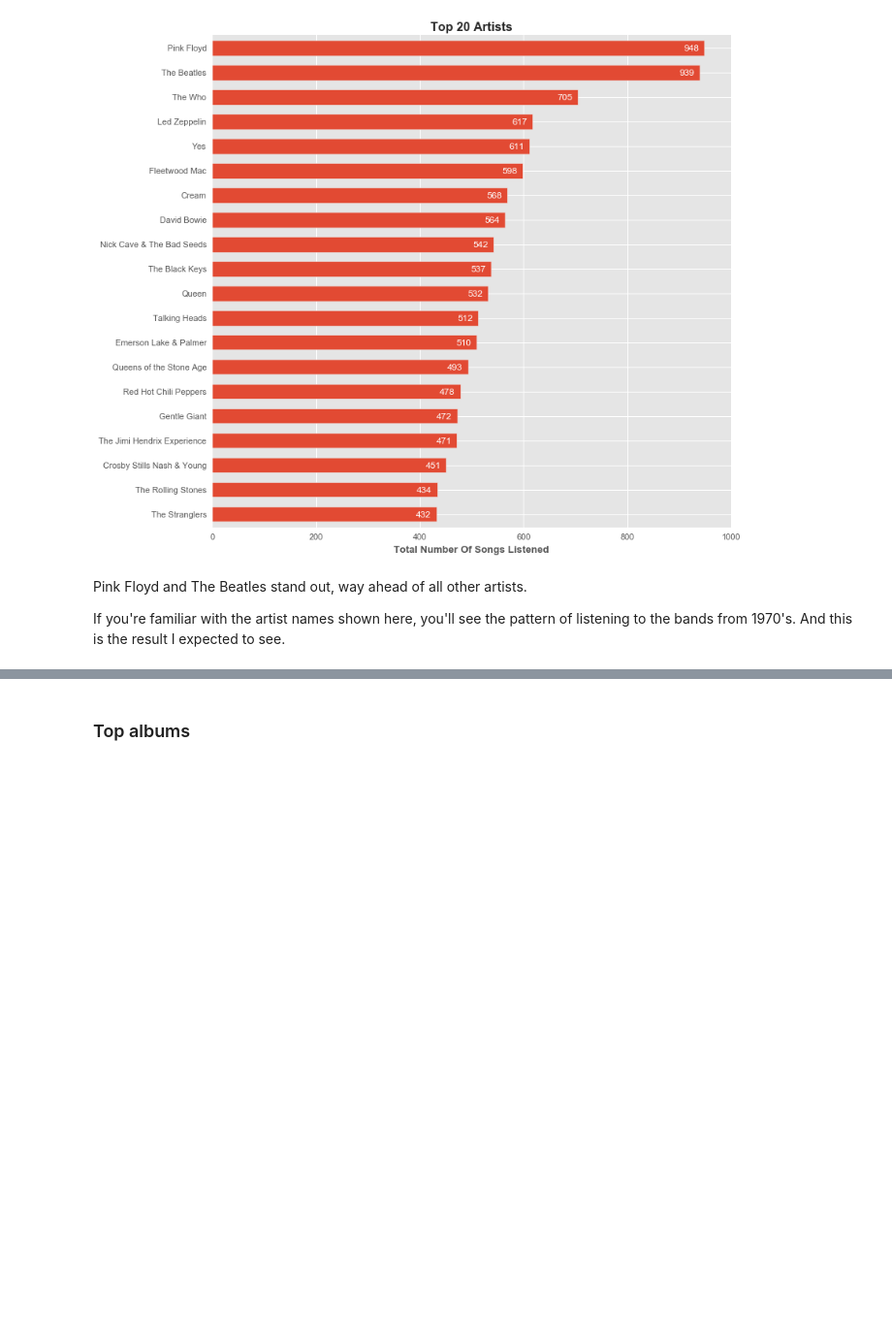
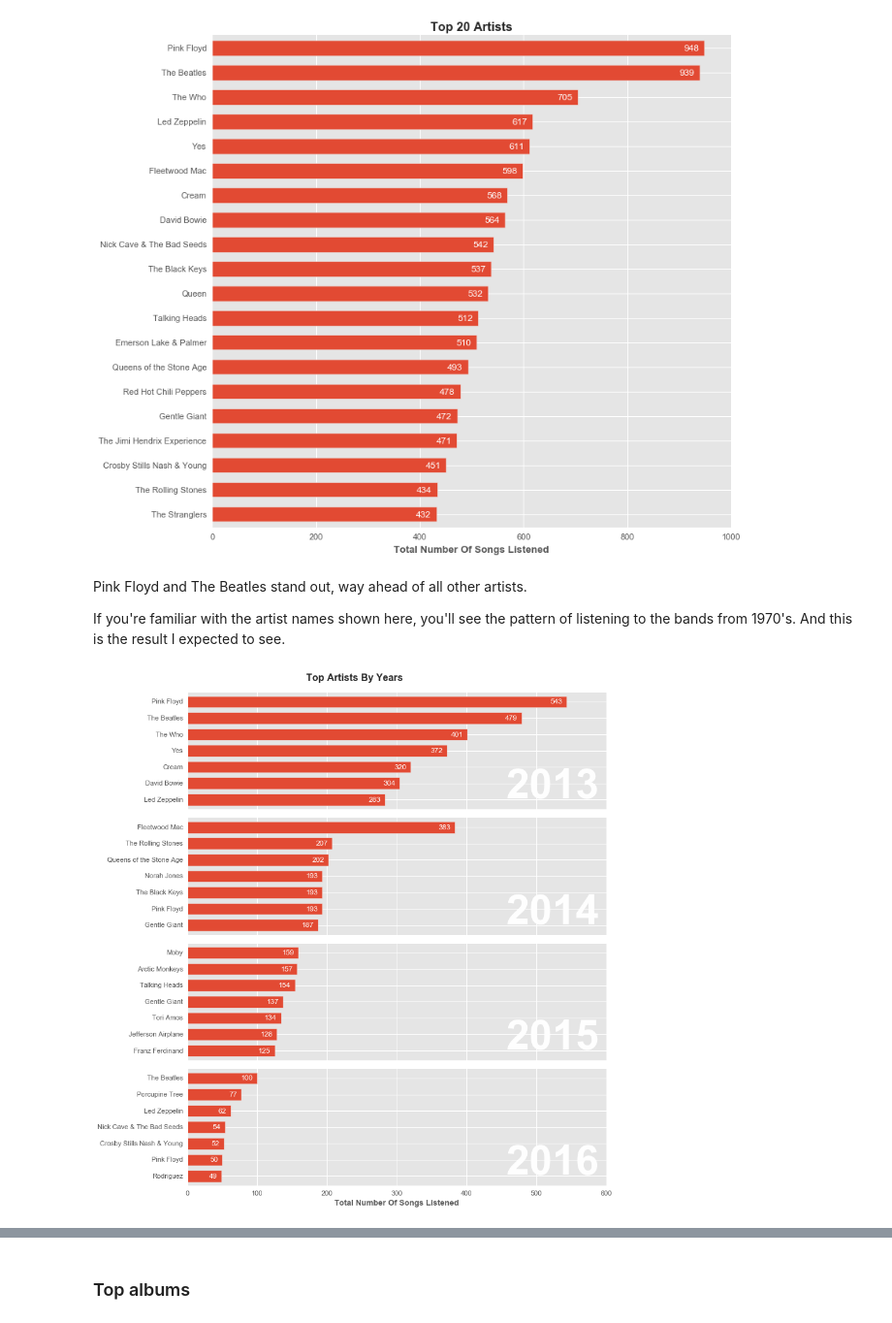
Before and after one commit to narimiran/data-notebooks, a Jupyter notebook: lastfm.ipynb, the cells around one changed output, grey strips where cells are left out. Shown: that part at 97% size. Cells and saved outputs as stored; diff of their text form; code cells hidden in the pictures; blank space fills up the shorter version.

Commit message:
top artists by year

```diff
--- a/lastfm.ipynb
+++ b/lastfm.ipynb
@@ -40,6 +40,8 @@ import pytz
 plt.style.use('ggplot')
 plt.rcParams['figure.figsize'] = (12.0, 7.5)
 plt.rcParams['font.size'] = 12
+plt.rcParams['figure.titlesize'] = 16
+plt.rcParams['figure.titleweight'] = 'bold'
 plt.rcParams['axes.titlesize'] = 16
 plt.rcParams['axes.titleweight'] = 'bold'
 plt.rcParams["axes.labelsize"] = 13
@@ -776,8 +780,13 @@ Over the time, I've listened:
 # %% [markdown]
 # Charts
 # %%
+# use the clean data
+df = pd.read_csv('./datasets/lastfm-clean.csv', encoding='utf-8')
+df['Date'] = pd.to_datetime(df.Date)
+
 # number of items to show in a plot
 n_items = 20
+
 
 def plot_barh(series, file_name=False):
     """
@@ -815,3 +824,29 @@ plot_barh(top_artists, file_name='01_artists')
 Pink Floyd and The Beatles stand out, way ahead of all other artists.
 
 If you're familiar with the artist names shown here, you'll see the pattern of listening to the bands from 1970's. And this is the result I expected to see.
+# %%
+fig, axarr = plt.subplots(4, 1, figsize=(12,12), sharex=True)
+
+fig.suptitle('Top Artists By Years', y=1.02)
+
+for i, year in enumerate([2013, 2014, 2015, 2016]):
+    ax = axarr[i]
+    yearly_top = df[df.Date.dt.year == year].Artist.value_counts(ascending=True)[-7:]
+    yearly_top.plot(kind='barh', width=0.7, ax=ax)
+    ax.text(x=590, y=0.1, s=year, fontsize=68, color='white',
+            fontweight='bold', ha='right')
+
+    for bar, value in zip(ax.patches, yearly_top.values):
+        x = bar.get_width()
+        y = bar.get_y()
+        dx = ax.get_xbound()[1] / 100
+        dy = bar.get_height() / 2
+
+        ax.text(x-dx, y+dy, value, va='center', ha='right', color='white')
+
+axarr[-1].set_xlabel('Total Number Of Songs Listened')
+plt.tight_layout()
+
+plt.savefig('./figures/lastfm_02_artists_year.png')
+# %% [output]
+[figure, added]
```
Also changed, not shown: parts of 25 cells of this notebook, 11 other files.
